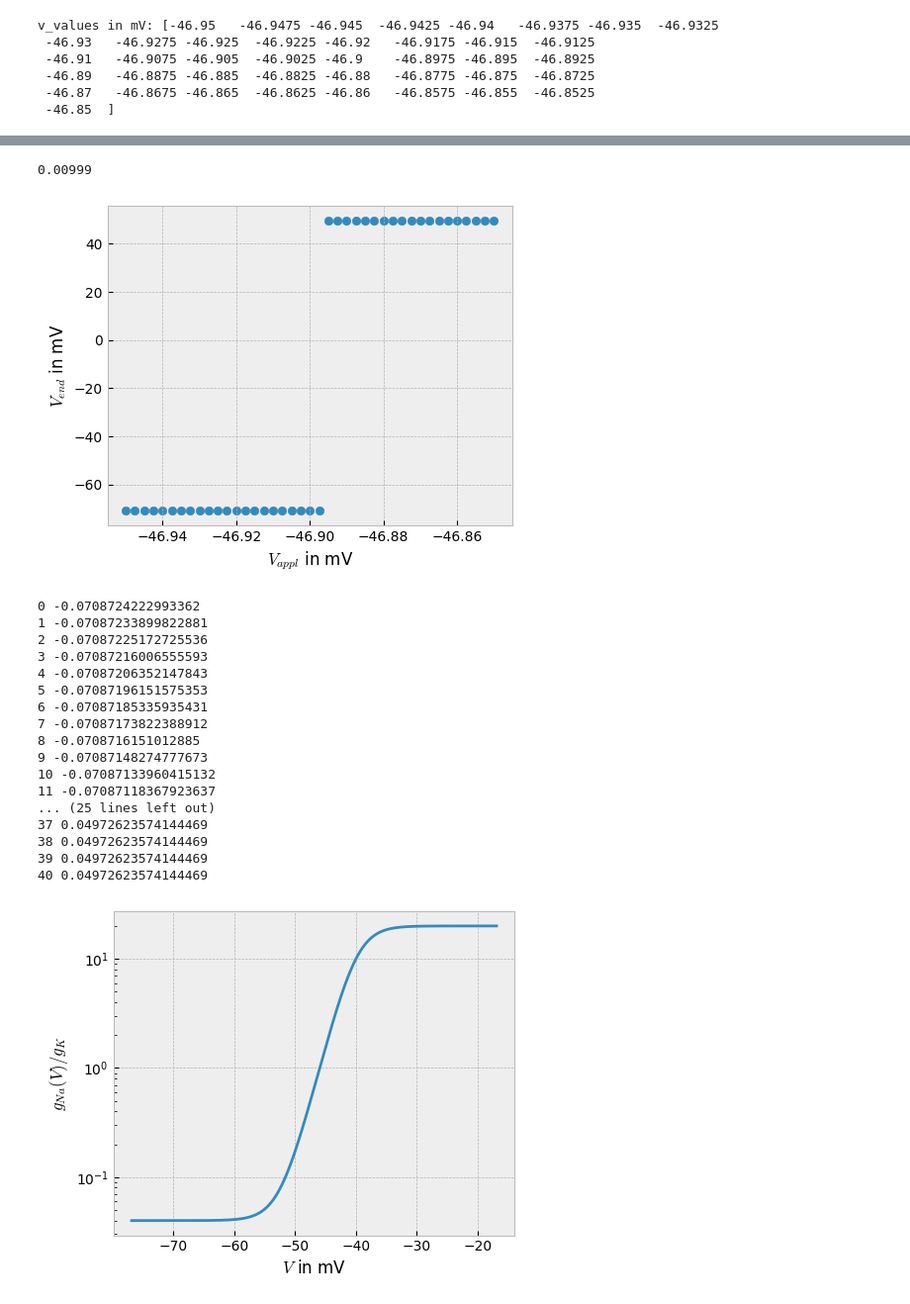
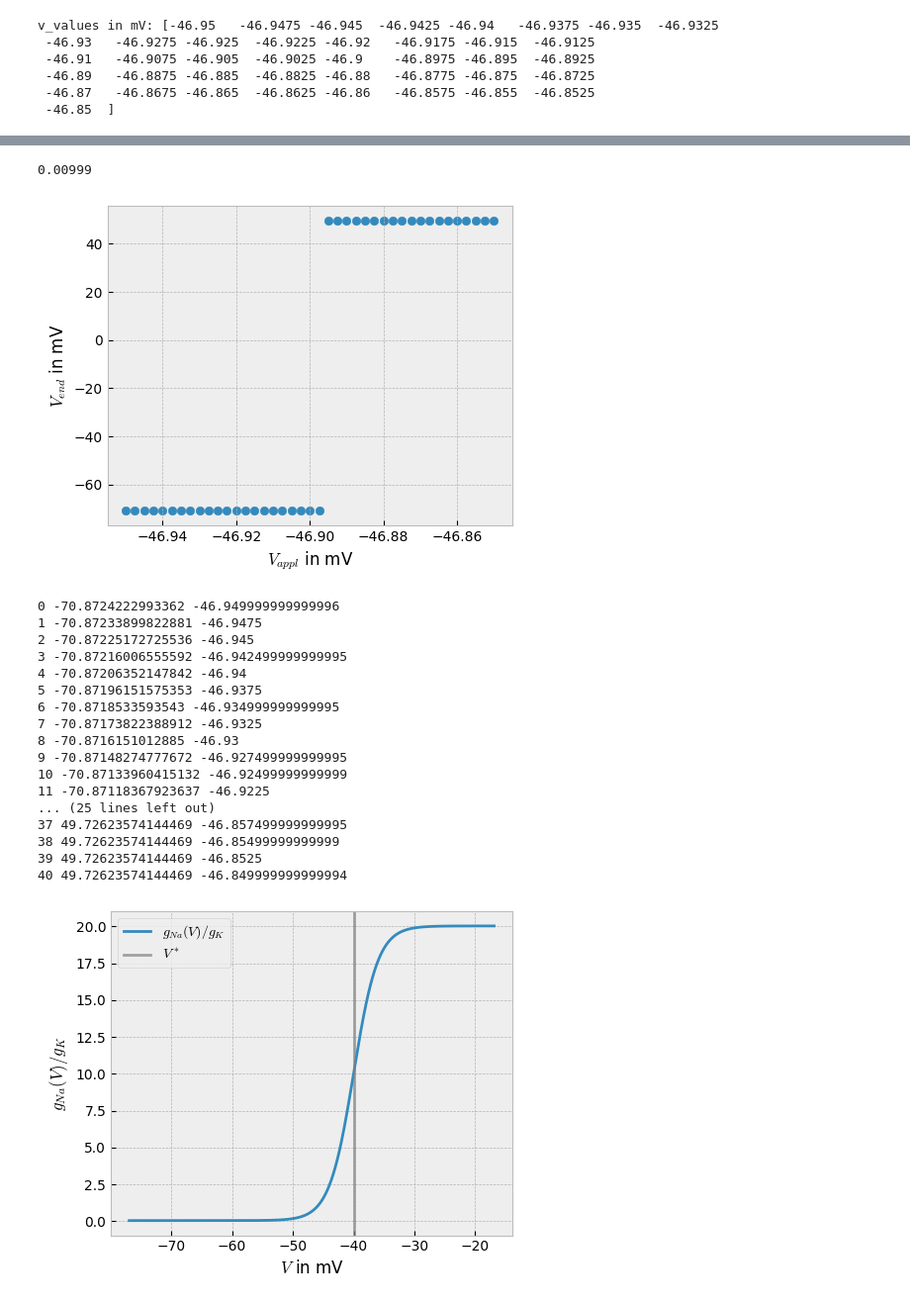
Before and after one commit to leonardlux/comp_phy_exam, a Jupyter notebook: problem_3/question_3_7/task_b.ipynb, the cells around one changed output, grey strips where cells are left out. Shown at 99% size. Saved outputs shown, nothing was run; the diff lists cells and outputs as text; code cells hidden in the pictures.

```diff
--- a/problem_3/question_3_7/task_b.ipynb
+++ b/problem_3/question_3_7/task_b.ipynb
@@ -71,41 +71,43 @@ plt.tight_layout()
 plt.savefig("images/v_end_vs_v_appl.pdf")
 plt.show()
 for i in range(len(endvoltages)):
-    print(i,endvoltages[i])
+    print(i,endvoltages[i]/c.milli,v_values[i]/c.milli)
 # %% [output]
 0.00999
 [figure]
-0 -0.0708724222993362
-1 -0.07087233899822881
-2 -0.07087225172725536
-3 -0.07087216006555593
-4 -0.07087206352147843
-5 -0.07087196151575353
-6 -0.07087185335935431
-7 -0.07087173822388912
-8 -0.0708716151012885
-9 -0.07087148274777673
-10 -0.07087133960415132
-11 -0.07087118367923637
+0 -70.8724222993362 -46.949999999999996
+1 -70.87233899822881 -46.9475
+2 -70.87225172725536 -46.945
+3 -70.87216006555592 -46.942499999999995
+4 -70.87206352147842 -46.94
+5 -70.87196151575353 -46.9375
+6 -70.8718533593543 -46.934999999999995
+7 -70.87173822388912 -46.9325
+8 -70.8716151012885 -46.93
+9 -70.87148274777672 -46.927499999999995
+10 -70.87133960415132 -46.92499999999999
+11 -70.87118367923637 -46.9225
 ... (25 lines left out)
-37 0.04972623574144469
-38 0.04972623574144469
-39 0.04972623574144469
-40 0.04972623574144469
+37 49.72623574144469 -46.857499999999995
+38 49.72623574144469 -46.85499999999999
+39 49.72623574144469 -46.8525
+40 49.72623574144469 -46.849999999999994
 # %%
 from opt_right_side_functions import g_na_g_k
 sides = 30 * c.milli
 x = np.linspace(center - sides, center + sides ,1000)
 #x = np.linspace(-1e3,1e4,1000)
 
 plt.style.use('bmh')
 plt.figure(figsize=(5,4))
-plt.plot(x/c.milli,g_na_g_k(x))
+plt.plot(x/c.milli,g_na_g_k(x),label="$g_{Na}(V)/g_K$")
 plt.ylabel("$g_{Na}(V)/g_K$")
 plt.xlabel("$V$ in mV")
 plt.tight_layout()
-plt.yscale("log")
+plt.axvline(c.v_star/c.milli,c="grey",label="$V^*$",alpha=0.7)
+#plt.yscale("log")
+plt.legend()
 plt.savefig("images/g_na_vs_v.pdf")
 plt.show()
 # %% [output]
-[figure, old version]
+[figure, new version]
```
Also changed, not shown: parts of 2 cells of this notebook, 6 other files.
